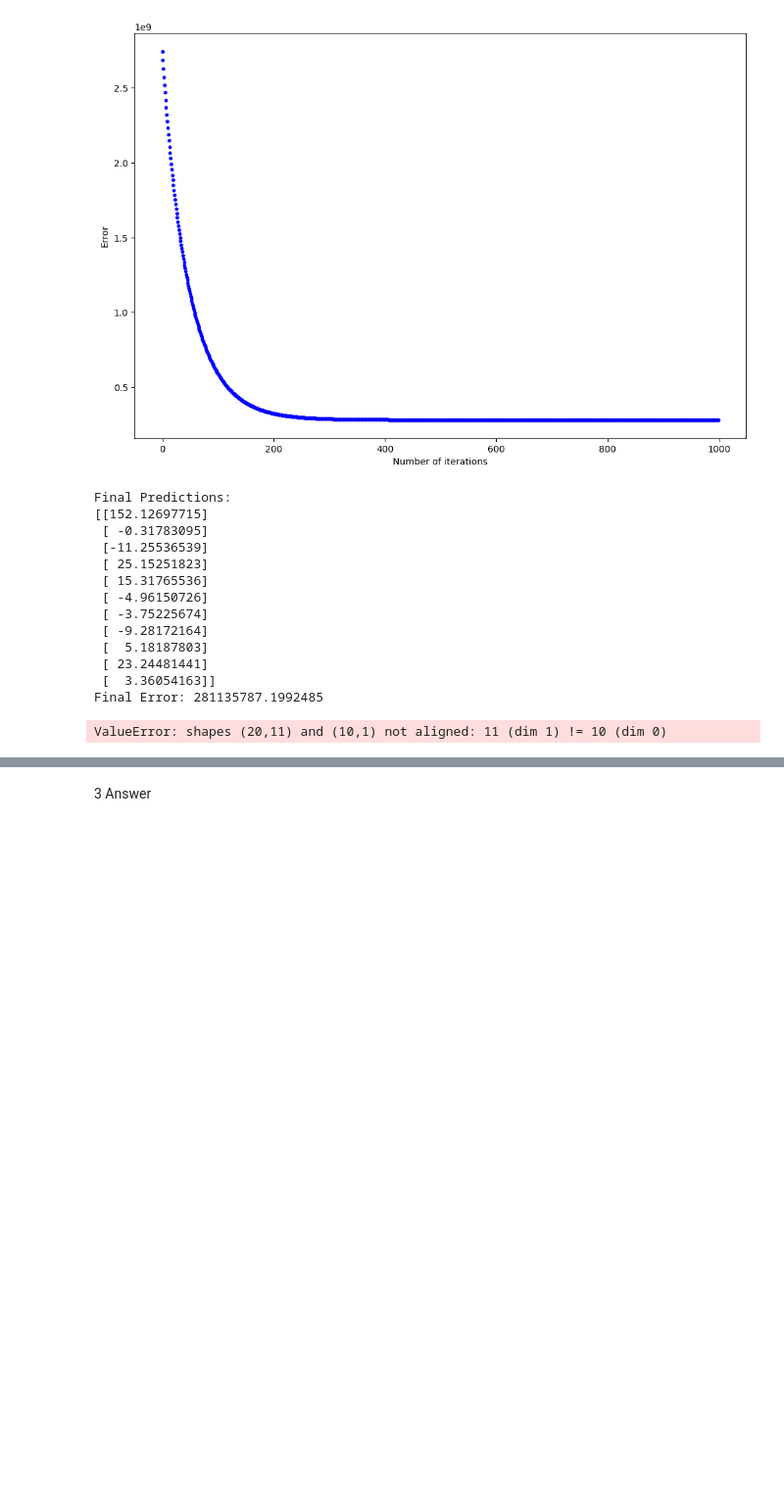
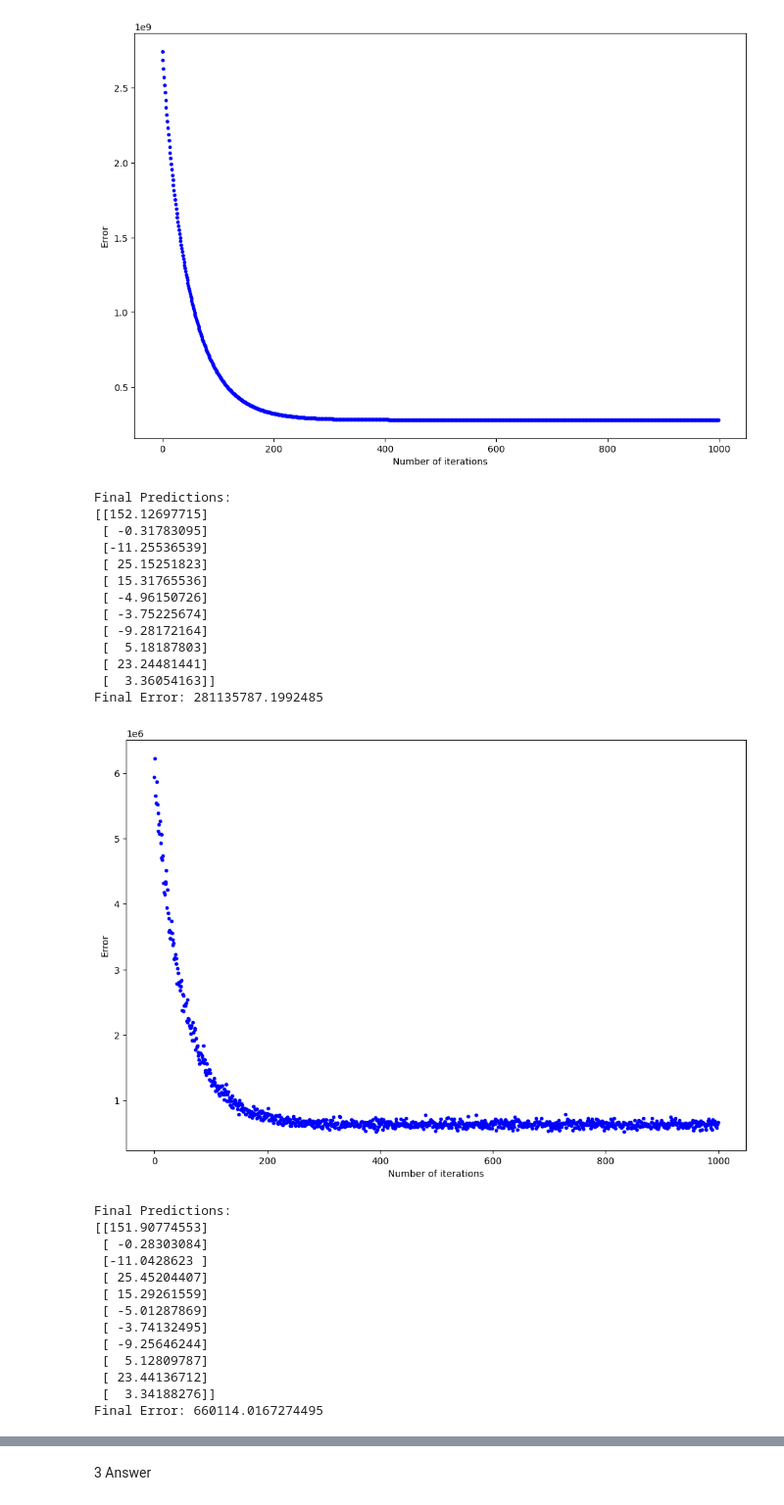
Before and after one commit to siddhu1716/IIIT_Hyderabad_AIML, a Jupyter notebook: AIML_Module_4_Lab_3_Gradient_Descent.ipynb, the cells around one changed output, grey strips where cells are left out. Shown: that part at 98% size. Saved outputs shown, nothing was run; the diff lists cells and outputs as text; code cells hidden in the pictures; blank space fills up the shorter version.

```diff
--- a/AIML_Module_4_Lab_3_Gradient_Descent.ipynb
+++ b/AIML_Module_4_Lab_3_Gradient_Descent.ipynb
@@ -421,3 +423,34 @@ Final Predictions:
  [ 23.24481441]
  [  3.36054163]]
 Final Error: 281135787.1992485
+# %%
+lr = 0.01
+n_iter = 1000
+
+y_pred_final, cost_history = stocashtic_gradient_descent(X_b, y.reshape(-1, 1), y_pred, lr, n_iter)
+
+fig, ax = plt.subplots(figsize=(12, 8))
+ax.set_ylabel('Error')
+ax.set_xlabel('Number of iterations')
+ax.plot(range(n_iter), cost_history, 'b.')
+plt.show()
+
+final_error = cost_history[-1]
+print('Final Predictions:')
+print(y_pred_final)
+print('Final Error:', final_error)
+# %% [output]
+[figure, added]
+Final Predictions:
+[[151.90774553]
+ [ -0.28303084]
+ [-11.0428623 ]
+ [ 25.45204407]
+ [ 15.29261559]
+ [ -5.01287869]
+ [ -3.74132495]
+ [ -9.25646244]
+ [  5.12809787]
+ [ 23.44136712]
+ [  3.34188276]]
+Final Error: 660114.0167274495
@@ -447,21 +505,2 @@ def minibatch_gradient_descent1(X, y, y_pred, learning_rate=0.01, iterations=10,
 
     return y_pred, cost_history
-# %%
-from sklearn.datasets import load_diabetes
-from sklearn.preprocessing import StandardScaler
-import numpy as np
-import matplotlib.pyplot as plt
-
-data = load_diabetes()
-X, y = data.data, data.target
-
-scaler = StandardScaler()
-X = scaler.fit_transform(X)
-
-lr = 0.01
-n_iter = 200
-y_pred = np.random.randn(X.shape[1], 1)
-
-y_pred, cost_history = minibatch_gradient_descent(X, y, y_pred, lr, n_iter)
-# %% [output]
-ValueError: shapes (20,11) and (10,1) not aligned: 11 (dim 1) != 10 (dim 0)
```
Also changed, not shown: parts of 15 cells of this notebook.
